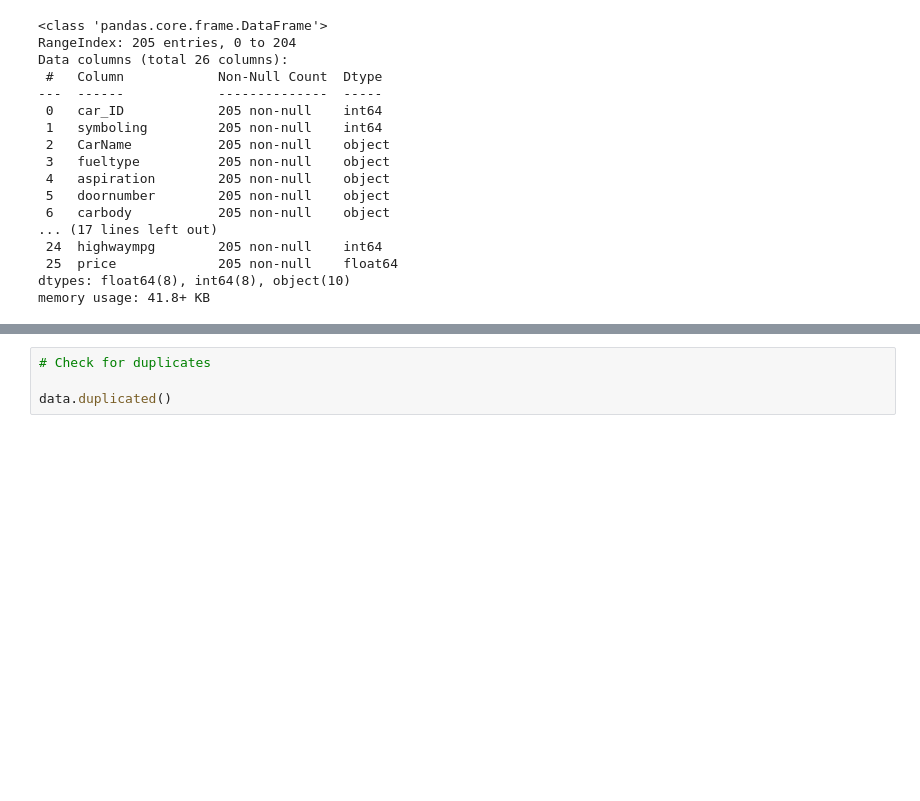
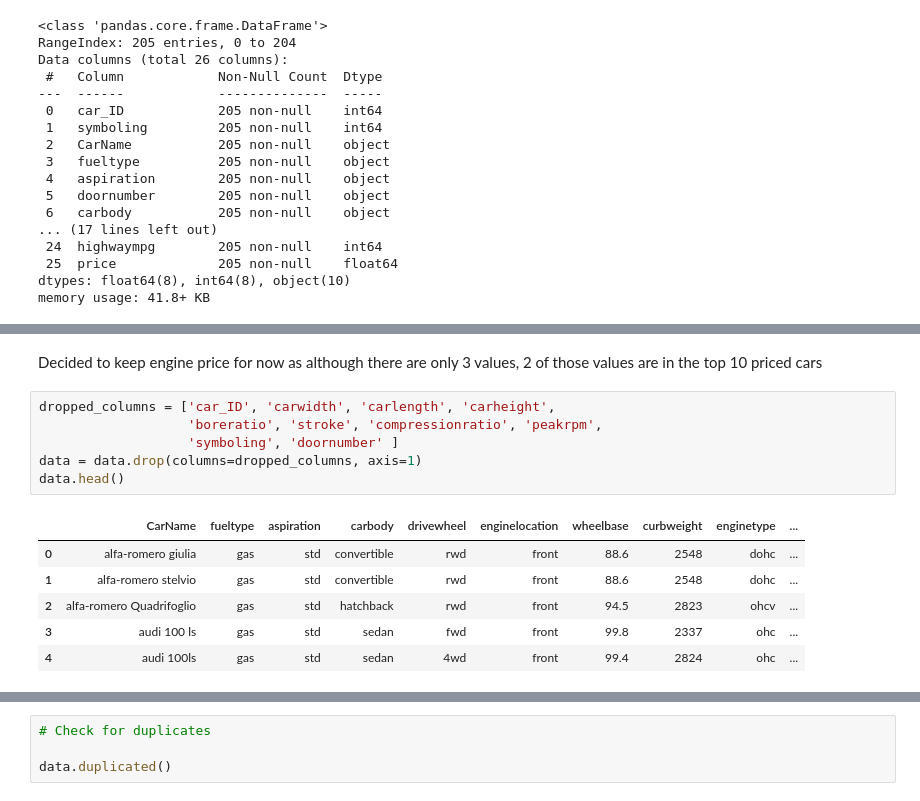
Before and after one commit to conormcdevitt/Hackathon1, a Jupyter notebook: jupyter_notebooks/Notebook_Template.ipynb, the cells around one changed output, grey strips where cells are left out. Saved outputs shown, nothing was run; the diff lists cells and outputs as text; blank space fills up the shorter version.

```diff
--- a/jupyter_notebooks/Notebook_Template.ipynb
+++ b/jupyter_notebooks/Notebook_Template.ipynb
@@ -116,0 +142,15 @@ memory usage: 41.8+ KB
+# %% [markdown]
+Decided to keep engine price for now as although there are only 3 values, 2 of those values are in the top 10 priced cars
+# %%
+dropped_columns = ['car_ID', 'carwidth', 'carlength', 'carheight',
+                   'boreratio', 'stroke', 'compressionratio', 'peakrpm',
+                   'symboling', 'doornumber' ]
+data = data.drop(columns=dropped_columns, axis=1)
+data.head()
+# %% [output]
+|  | CarName | fueltype | aspiration | carbody | drivewheel | enginelocation | wheelbase | curbweight | enginetype | ... |
+| 0 | alfa-romero giulia | gas | std | convertible | rwd | front | 88.6 | 2548 | dohc | ... |
+| 1 | alfa-romero stelvio | gas | std | convertible | rwd | front | 88.6 | 2548 | dohc | ... |
+| 2 | alfa-romero Quadrifoglio | gas | std | hatchback | rwd | front | 94.5 | 2823 | ohcv | ... |
+| 3 | audi 100 ls | gas | std | sedan | fwd | front | 99.8 | 2337 | ohc | ... |
+| 4 | audi 100ls | gas | std | sedan | 4wd | front | 99.4 | 2824 | ohc | ... |
```
Also changed, not shown: parts of 4 cells of this notebook.
